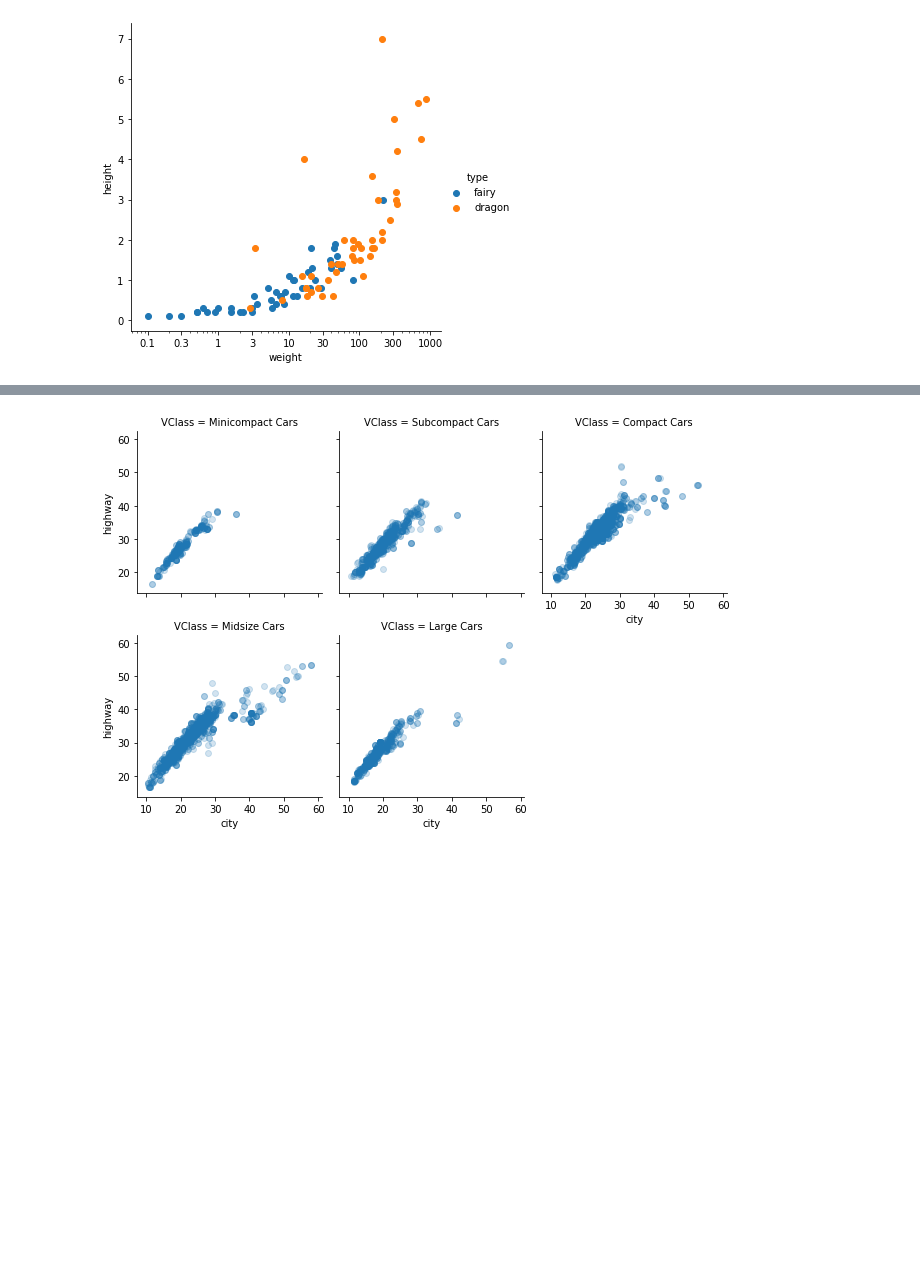
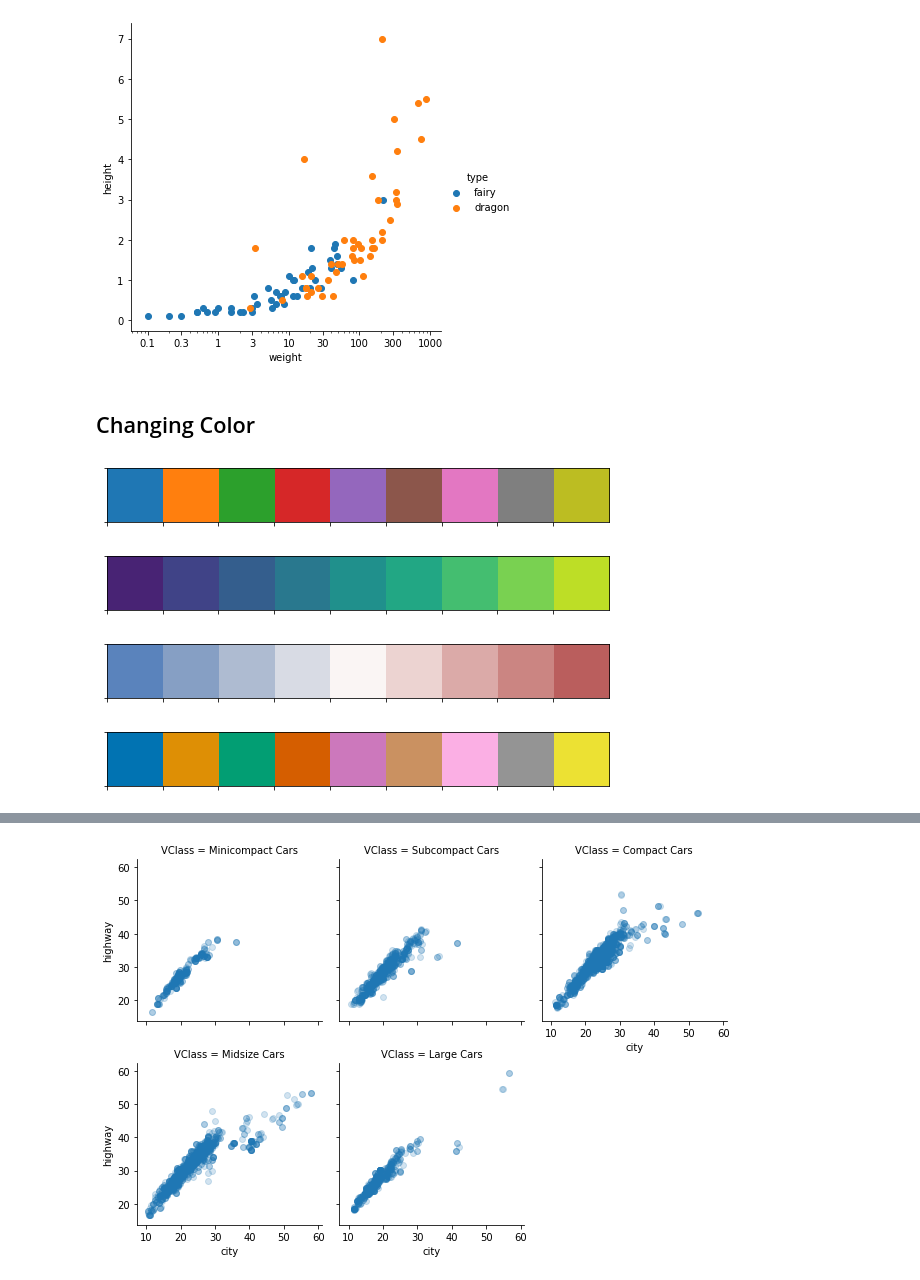
Before and after one commit to DataaDave/Visualization, a Jupyter notebook: Visualization.ipynb, the cells around one changed output, grey strips where cells are left out. Drawn from its saved outputs; the diff is of its cells as text; code cells hidden in the pictures; blank space fills up the shorter version.

Commit message:
Updated the file
Updated the notebook with further plots and a section about color.

```diff
--- a/Visualization.ipynb
+++ b/Visualization.ipynb
@@ -328,3 +334,21 @@ g.set(xticks = x_ticks, xticklabels = x_ticks)
 g.add_legend();
 # %% [output]
 [figure]
+# %% [markdown]
+## Changing Color
+# %%
+sb.palplot(sb.color_palette(n_colors=9))
+# %% [output]
+[figure, added]
+# %%
+sb.palplot(sb.color_palette('viridis', 9))
+# %% [output]
+[figure, added]
+# %%
+sb.palplot(sb.color_palette('vlag', 9))
+# %% [output]
+[figure, added]
+# %%
+sb.palplot(sb.color_palette('colorblind', 9))
+# %% [output]
+[figure, added]
```
Also changed, not shown: parts of 16 cells of this notebook.
